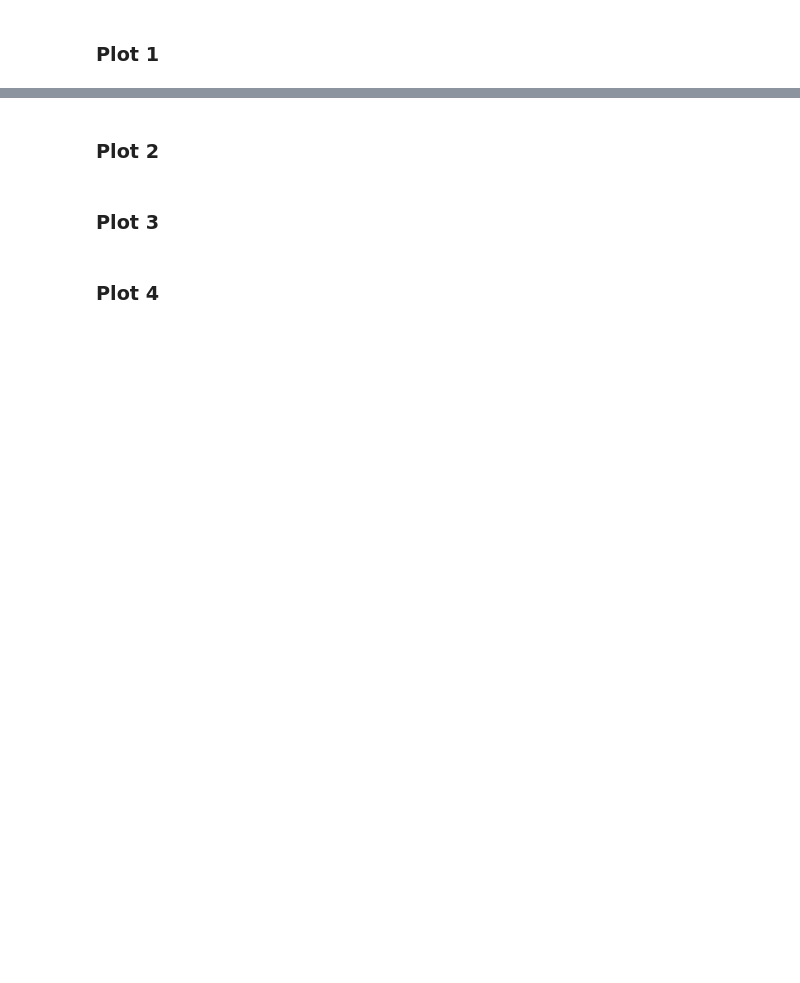
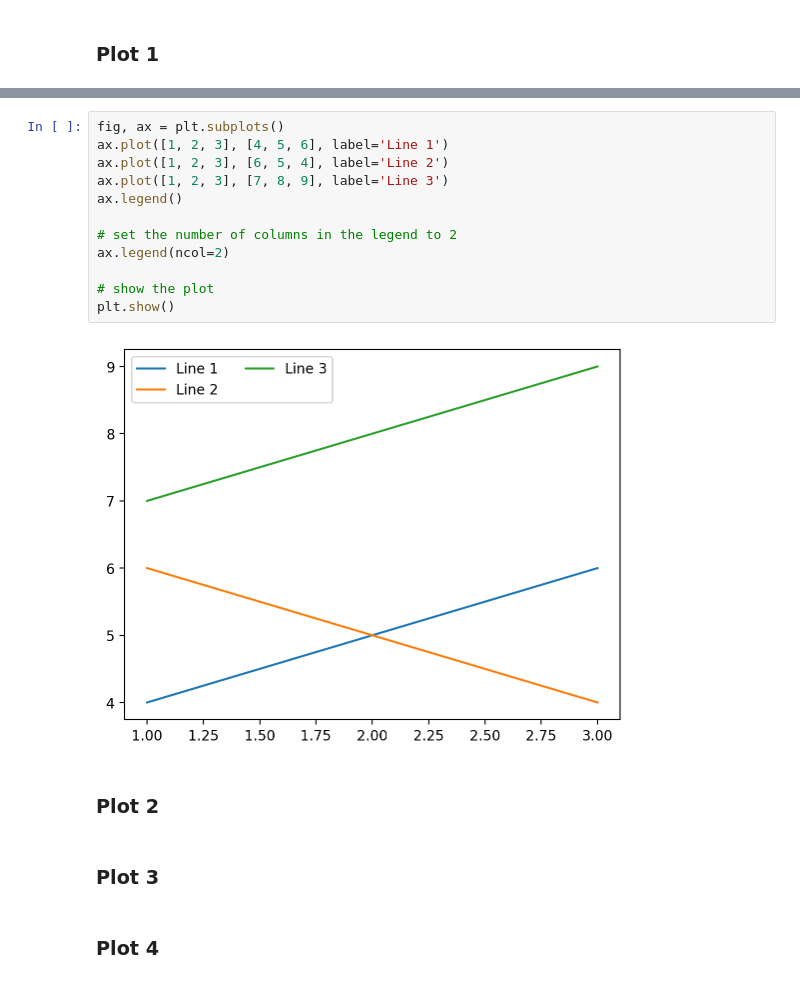
Before and after one commit to leap-stc/ClimSim, a Jupyter notebook: evaluation/main_figure_generation.ipynb, the cells around one changed output, grey strips where cells are left out. Saved outputs shown, nothing was run; the diff lists cells and outputs as text; blank space fills up the shorter version.

```diff
--- a/evaluation/main_figure_generation.ipynb
+++ b/evaluation/main_figure_generation.ipynb
@@ -122,3 +162,17 @@ fig.tight_layout()
+# %%
+fig, ax = plt.subplots()
+ax.plot([1, 2, 3], [4, 5, 6], label='Line 1')
+ax.plot([1, 2, 3], [6, 5, 4], label='Line 2')
+ax.plot([1, 2, 3], [7, 8, 9], label='Line 3')
+ax.legend()
+
+# set the number of columns in the legend to 2
+ax.legend(ncol=2)
+
+# show the plot
+plt.show()
+# %% [output]
+[figure, added]
 # %% [markdown]
 ### Plot 2
 # %% [markdown]
```
Also changed, not shown: parts of 6 cells of this notebook, 1 other file.
